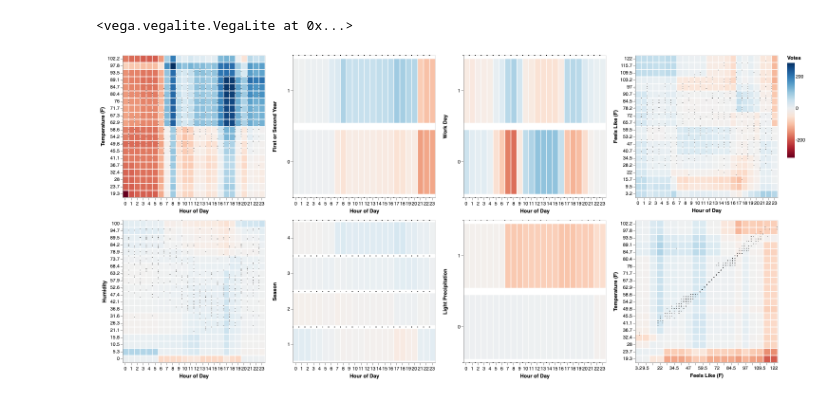
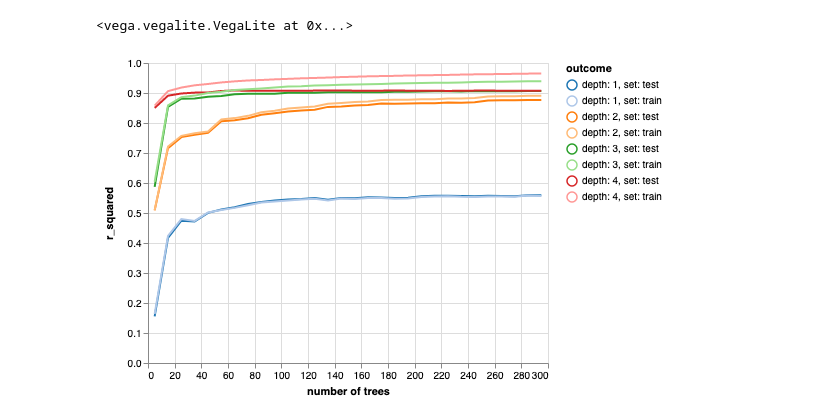
Before and after one commit to MattJBritton/ForestfortheTrees, a Jupyter notebook: developmentWorkbook.ipynb, the cells around one changed output. Cells and saved outputs as stored; diff of their text form; code cells hidden in the pictures.

```diff
--- a/developmentWorkbook.ipynb
+++ b/developmentWorkbook.ipynb
@@ -1146,5 +1119,40 @@ alt.Chart(pd.DataFrame(pd.DataFrame(np.abs(f2t.y-f2t.pred_y))).iloc[:4999,:])\
-# %%
-f3t.visualize_components(True, 300)
-# %% [output]
-<vega.vegalite.VegaLite at 0x...>
-[figure, removed]
+# %%
+bike_dataset = f2t.get_dataset("bike")
+effect_additional_trees = []
+train_x, test_x, train_y, test_y\
+= train_test_split(bike_dataset["x"], bike_dataset["y"], test_size = 0.3)
+for estimators in range(5, 300, 10):
+    for depth in range(1,5):
+        model = GradientBoostingRegressor(
+            n_estimators = estimators,
+            max_depth = depth,
+            learning_rate = 1
+        )
+        model.fit(train_x, train_y)
+        effect_additional_trees.append(
+            {
+                "number of trees" : estimators,
+                "depth" : depth,
+                "train" : r2_score(model.predict(train_x), train_y),
+                "test" : r2_score(model.predict(test_x), test_y)
+            }
+        )
+effect_additional_trees_df = pd.DataFrame(effect_additional_trees)
+effect_additional_trees_df = effect_additional_trees_df.melt(
+    id_vars = ['number of trees', "depth"],
+    var_name = 'set',
+    value_name = 'r_squared'
+)
+effect_additional_trees_df["outcome"] = effect_additional_trees_df.apply(
+    lambda x: "depth: " + str(x["depth"]) + ", set: " + x["set"],
+    axis = 1
+)
+# %%
+alt.Chart(effect_additional_trees_df).mark_line().encode(
+    x = "number of trees:Q",
+    y = "r_squared:Q",
+    color = alt.Color("outcome", type="nominal", scale = alt.Scale(scheme = "category20"))
+).interactive()
+# %% [output]
+<vega.vegalite.VegaLite at 0x...>
+[figure, added]
```
Also changed, not shown: parts of 8 cells of this notebook.
